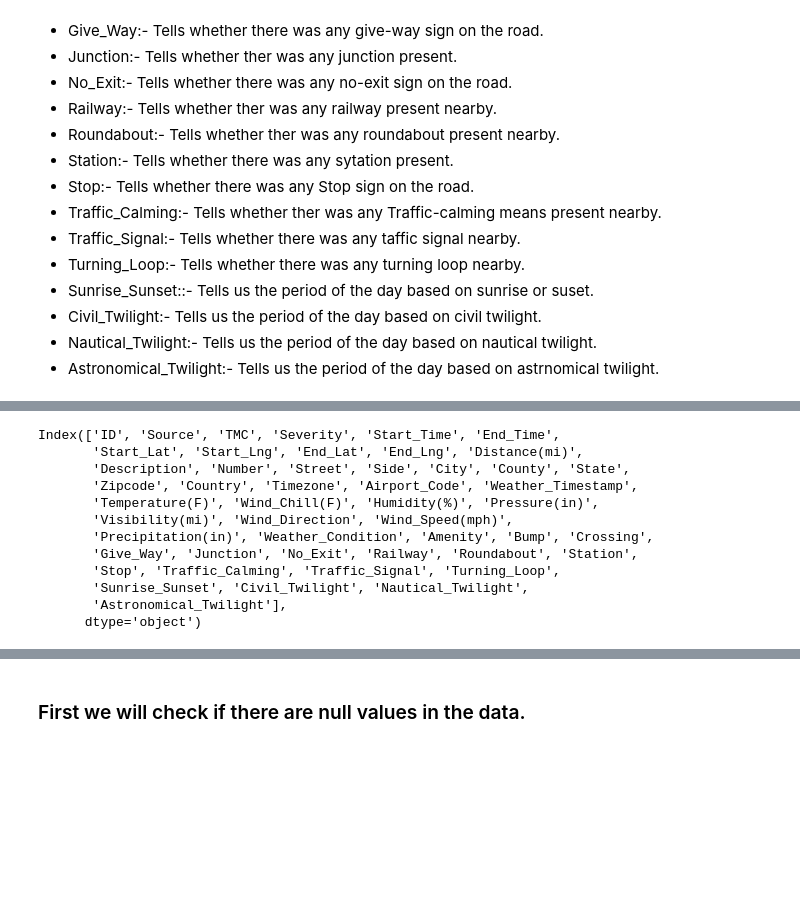
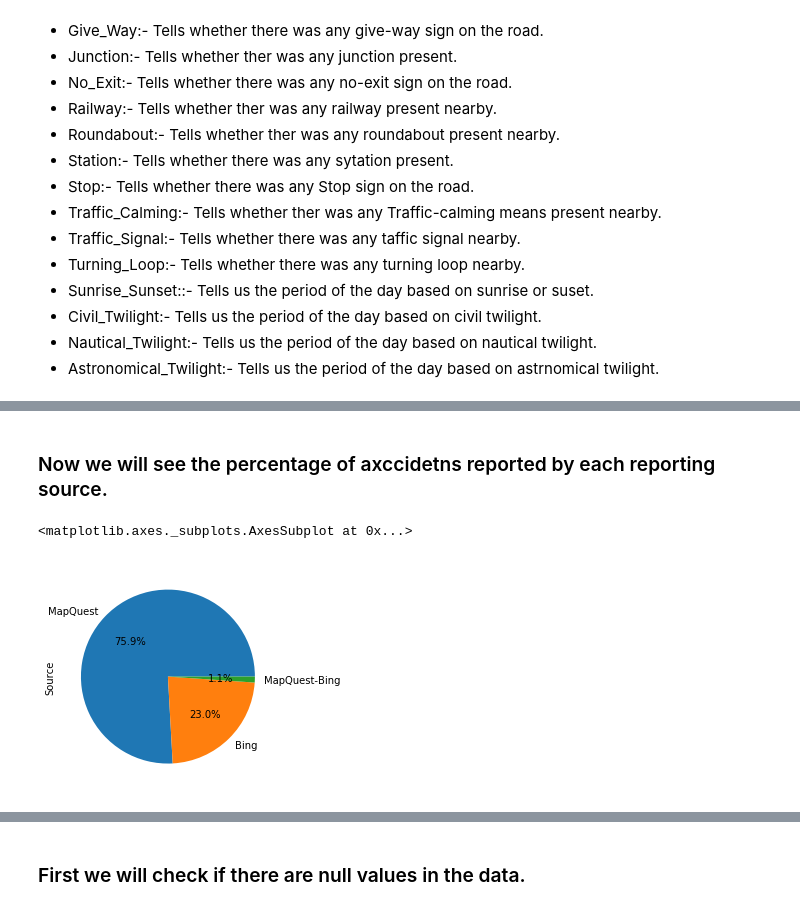
Before and after one commit to rahulmnair1997/US-Accidents-Data-Analysis, a Jupyter notebook: US-accidents.ipynb, the cells around one changed output, grey strips where cells are left out. Drawn from its saved outputs; the diff is of its cells as text; code cells hidden in the pictures; blank space fills up the shorter version.

```diff
--- a/US-accidents.ipynb
+++ b/US-accidents.ipynb
@@ -85,15 +73,7 @@ d.describe()
-# %%
-d.columns
-# %% [output]
-Index(['ID', 'Source', 'TMC', 'Severity', 'Start_Time', 'End_Time',
-       'Start_Lat', 'Start_Lng', 'End_Lat', 'End_Lng', 'Distance(mi)',
-       'Description', 'Number', 'Street', 'Side', 'City', 'County', 'State',
-       'Zipcode', 'Country', 'Timezone', 'Airport_Code', 'Weather_Timestamp',
-       'Temperature(F)', 'Wind_Chill(F)', 'Humidity(%)', 'Pressure(in)',
-       'Visibility(mi)', 'Wind_Direction', 'Wind_Speed(mph)',
-       'Precipitation(in)', 'Weather_Condition', 'Amenity', 'Bump', 'Crossing',
-       'Give_Way', 'Junction', 'No_Exit', 'Railway', 'Roundabout', 'Station',
-       'Stop', 'Traffic_Calming', 'Traffic_Signal', 'Turning_Loop',
-       'Sunrise_Sunset', 'Civil_Twilight', 'Nautical_Twilight',
-       'Astronomical_Twilight'],
-      dtype='object')
+# %% [markdown]
+### Now we will see the percentage of axccidetns reported by each reporting source.
+# %%
+d.Source.value_counts().plot(kind='pie', autopct='%1.1f%%', )
+# %% [output]
+<matplotlib.axes._subplots.AxesSubplot at 0x...>
+[figure, added]
```
Also changed, not shown: parts of 5 cells of this notebook.
